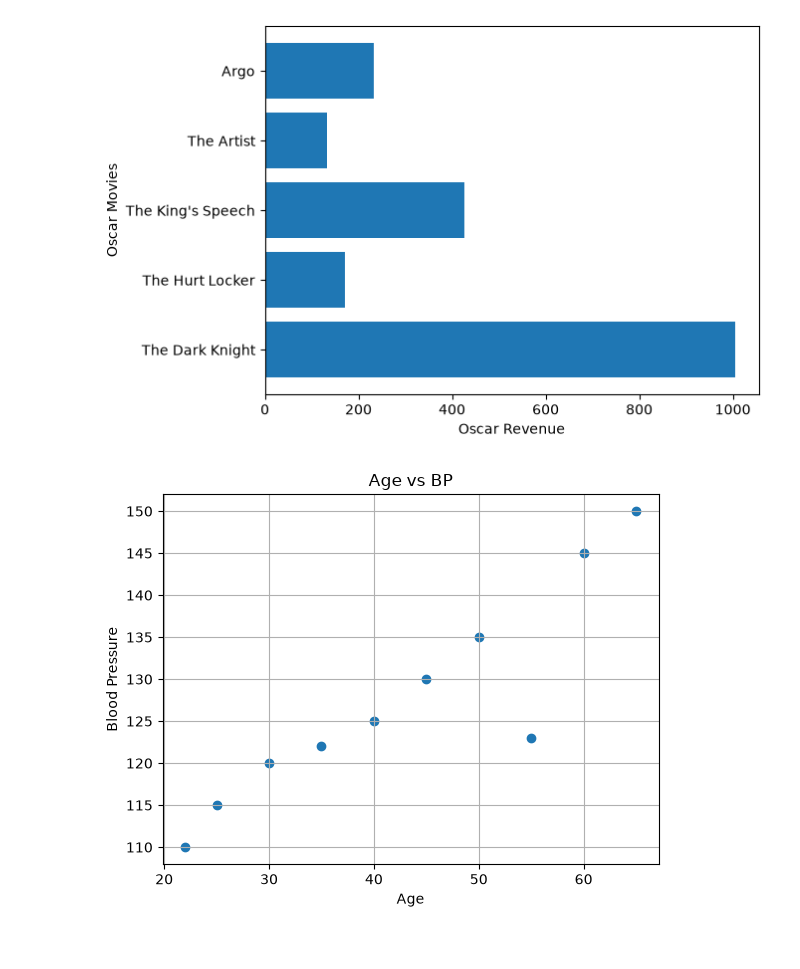
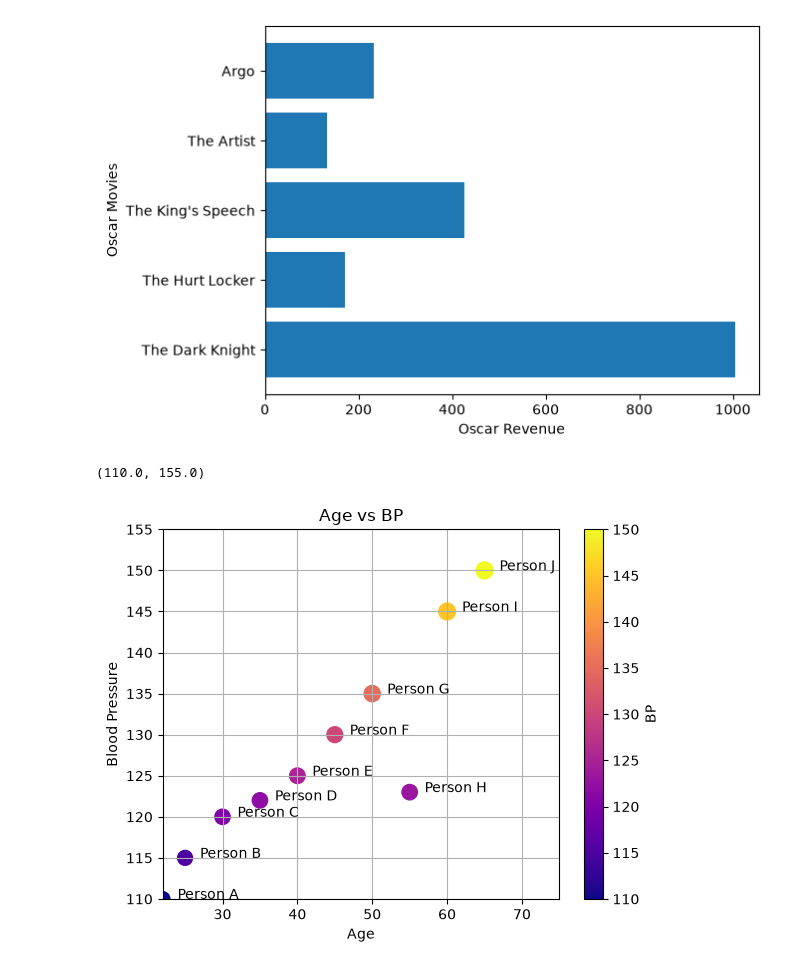
Before and after one commit to vishal-gupta5/Prime-Joruney, a Jupyter notebook: matplotlib.ipynb, the cells around one changed output. Saved outputs shown, nothing was run; the diff lists cells and outputs as text; code cells hidden in the pictures.

```diff
--- a/matplotlib.ipynb
+++ b/matplotlib.ipynb
@@ -163,14 +163,24 @@ Text(0, 0.5, 'Oscar Movies')
 # %%
 # Scatter Plots
 people = ["Person A", "Person B", "Person C", "Person D", "Person E",
           "Person F", "Person G", "Person H", "Person I", "Person J"]
 age = [22, 25, 30, 35, 40, 45, 50, 55, 60, 65]
 bp = [110, 115, 120, 122, 125, 130, 135, 123, 145, 150]
 
-plt.scatter(age, bp)
+colors = ["green" if x < 135 else "red" for x in bp]
+
+plt.scatter(age, bp, s=bp, cmap="plasma", c=bp)
 plt.title("Age vs BP")
 plt.xlabel("Age")
 plt.ylabel("Blood Pressure")
 plt.grid()
+plt.colorbar(label="BP")
+
+for i in range(len(people)):
+    plt.annotate(people[i], xy=(age[i], bp[i]), xytext=(age[i] + 2, bp[i]))
+
+plt.xlim(min(age), max(age) + 10)
+plt.ylim(min(bp), max(bp) + 5)
 # %% [output]
+(110.0, 155.0)
-[figure, old version]
+[figure, new version]
```
Also changed, not shown: parts of 2 cells of this notebook.
